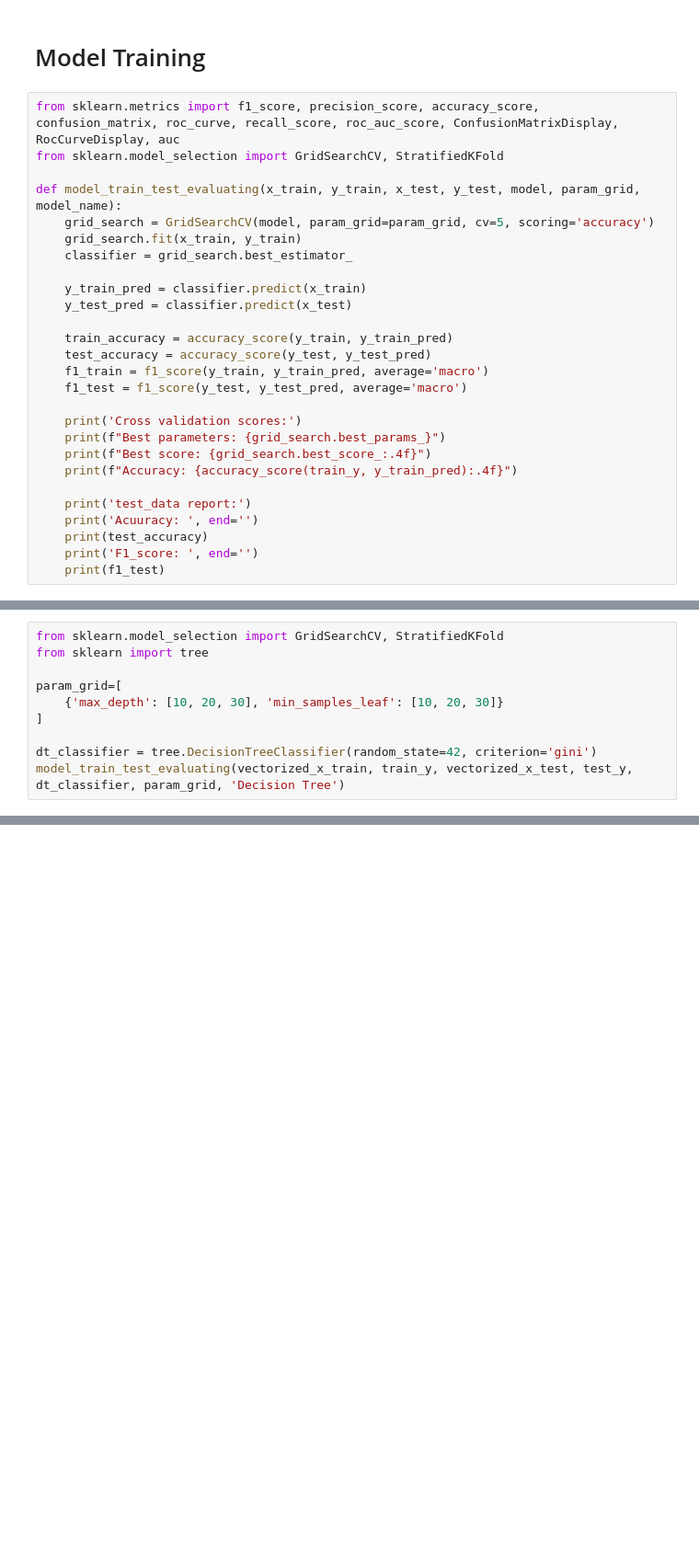
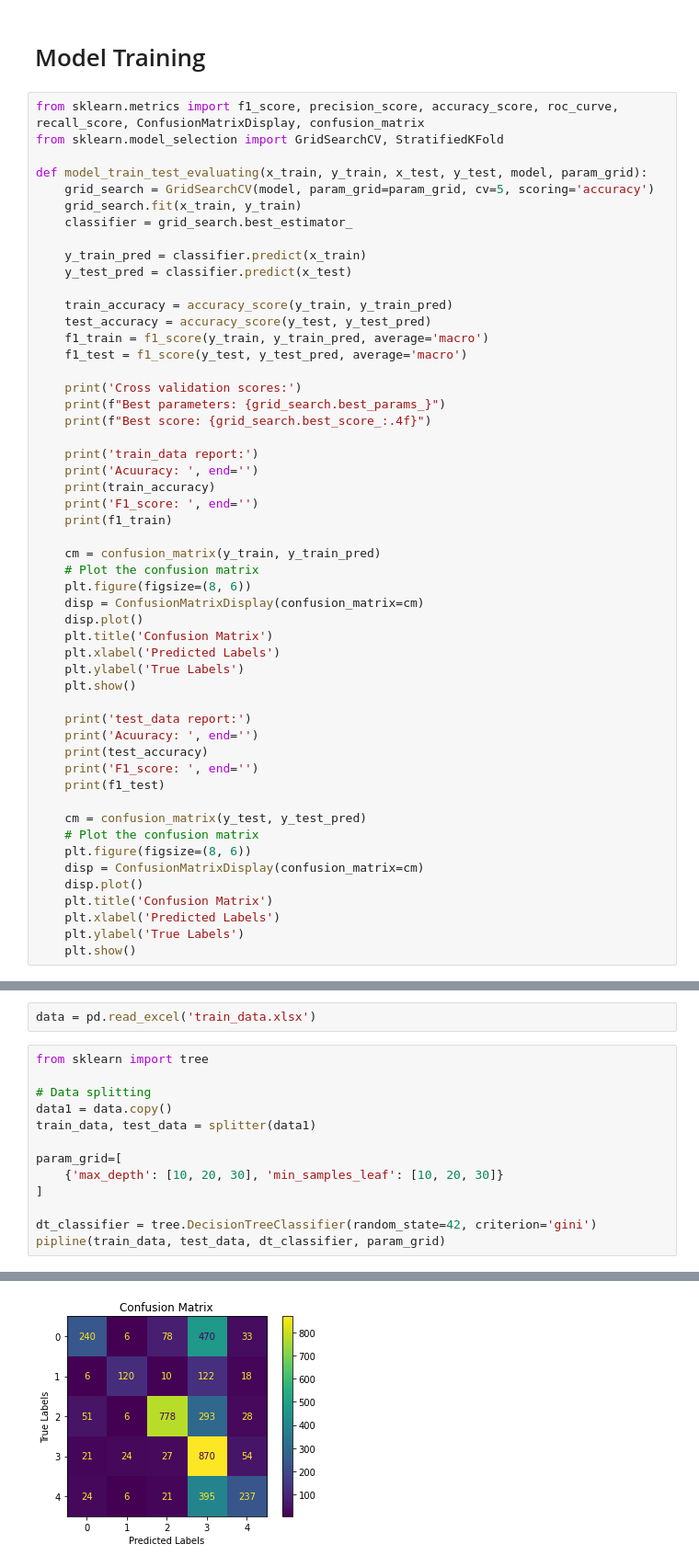
Before and after one commit to alib2014/Persian_sentiment_analysis, a Jupyter notebook: persian_sa.ipynb, the cells around one changed output, grey strips where cells are left out. Shown at 92% size. Saved outputs shown, nothing was run; the diff lists cells and outputs as text; blank space fills up the shorter version.

```diff
--- a/persian_sa.ipynb
+++ b/persian_sa.ipynb
@@ -203,10 +255,10 @@ vectorized_x_test.shape
 # %% [markdown]
 # Model Training
 # %%
-from sklearn.metrics import f1_score, precision_score, accuracy_score, confusion_matrix, roc_curve, recall_score, roc_auc_score, ConfusionMatrixDisplay, RocCurveDisplay, auc
+from sklearn.metrics import f1_score, precision_score, accuracy_score, roc_curve, recall_score, ConfusionMatrixDisplay, confusion_matrix
 from sklearn.model_selection import GridSearchCV, StratifiedKFold
 
-def model_train_test_evaluating(x_train, y_train, x_test, y_test, model, param_grid, model_name):
+def model_train_test_evaluating(x_train, y_train, x_test, y_test, model, param_grid):
     grid_search = GridSearchCV(model, param_grid=param_grid, cv=5, scoring='accuracy')
     grid_search.fit(x_train, y_train)
     classifier = grid_search.best_estimator_
@@ -222,10 +274,35 @@ def model_train_test_evaluating(x_train, y_train, x_test, y_test, model, param_g
     print('Cross validation scores:')
     print(f"Best parameters: {grid_search.best_params_}")
     print(f"Best score: {grid_search.best_score_:.4f}")
-    print(f"Accuracy: {accuracy_score(train_y, y_train_pred):.4f}")
+
+    print('train_data report:')
+    print('Acuuracy: ', end='')
+    print(train_accuracy)
+    print('F1_score: ', end='')
+    print(f1_train)
+
+    cm = confusion_matrix(y_train, y_train_pred)
+    # Plot the confusion matrix
+    plt.figure(figsize=(8, 6))
+    disp = ConfusionMatrixDisplay(confusion_matrix=cm)
+    disp.plot()
+    plt.title('Confusion Matrix')
+    plt.xlabel('Predicted Labels')
+    plt.ylabel('True Labels')
+    plt.show()
 
     print('test_data report:')
     print('Acuuracy: ', end='')
     print(test_accuracy)
     print('F1_score: ', end='')
     print(f1_test)
+
+    cm = confusion_matrix(y_test, y_test_pred)
+    # Plot the confusion matrix
+    plt.figure(figsize=(8, 6))
+    disp = ConfusionMatrixDisplay(confusion_matrix=cm)
+    disp.plot()
+    plt.title('Confusion Matrix')
+    plt.xlabel('Predicted Labels')
+    plt.ylabel('True Labels')
+    plt.show()
@@ -232,12 +353,17 @@ def model_train_test_evaluating(x_train, y_train, x_test, y_test, model, param_g
+# %%
+data = pd.read_excel('train_data.xlsx')
 # %%
-from sklearn.model_selection import GridSearchCV, StratifiedKFold
 from sklearn import tree
+
+# Data splitting
+data1 = data.copy()
+train_data, test_data = splitter(data1)
 
 param_grid=[
     {'max_depth': [10, 20, 30], 'min_samples_leaf': [10, 20, 30]}
 ]
 
 dt_classifier = tree.DecisionTreeClassifier(random_state=42, criterion='gini')
-model_train_test_evaluating(vectorized_x_train, train_y, vectorized_x_test, test_y, dt_classifier, param_grid, 'Decision Tree')
+pipline(train_data, test_data, dt_classifier, param_grid)
 # %% [output]
 Cross validation scores:
@@ -249,0 +376 @@ F1_score: 0.45420335367070697
+[figure, added]
```
Also changed, not shown: parts of 17 cells of this notebook.
